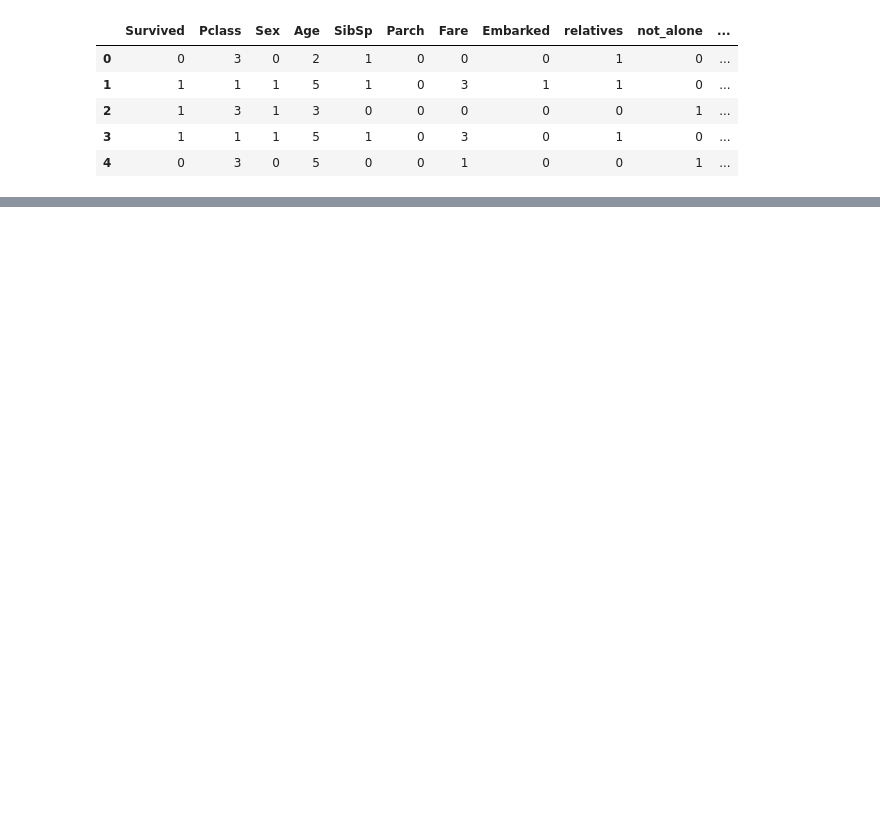
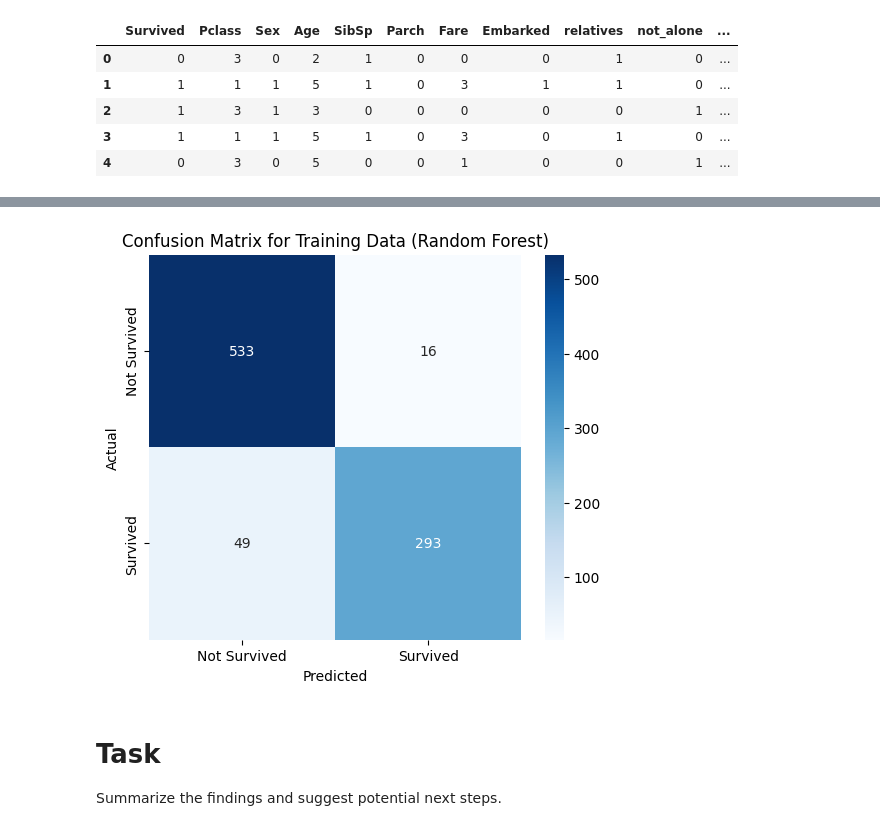
Before and after one commit to riddhirane14/Riddhi, a Jupyter notebook: ML/Mini-Project.ipynb, the cells around one changed output, grey strips where cells are left out. Saved outputs shown, nothing was run; the diff lists cells and outputs as text; code cells hidden in the pictures; blank space fills up the shorter version.

```diff
--- a/ML/Mini-Project.ipynb
+++ b/ML/Mini-Project.ipynb
@@ -323,0 +342,23 @@ result_df
+# %%
+from sklearn.metrics import confusion_matrix
+import seaborn as sns
+import matplotlib.pyplot as plt
+
+# Get predictions for the training data
+Y_train_pred_rf = random_forest.predict(X_train)
+
+# Calculate the confusion matrix
+cm_train = confusion_matrix(Y_train, Y_train_pred_rf)
+
+# Create a heatmap for better visualization
+plt.figure(figsize=(6, 5))
+sns.heatmap(cm_train, annot=True, fmt='d', cmap='Blues', xticklabels=['Not Survived', 'Survived'], yticklabels=['Not Survived', 'Survived'])
+plt.xlabel('Predicted')
+plt.ylabel('Actual')
+plt.title('Confusion Matrix for Training Data (Random Forest)')
+plt.show()
+# %% [output]
+[figure, added]
+# %% [markdown]
+# Task
+Summarize the findings and suggest potential next steps.
```
Also changed, not shown: parts of 7 cells of this notebook.
